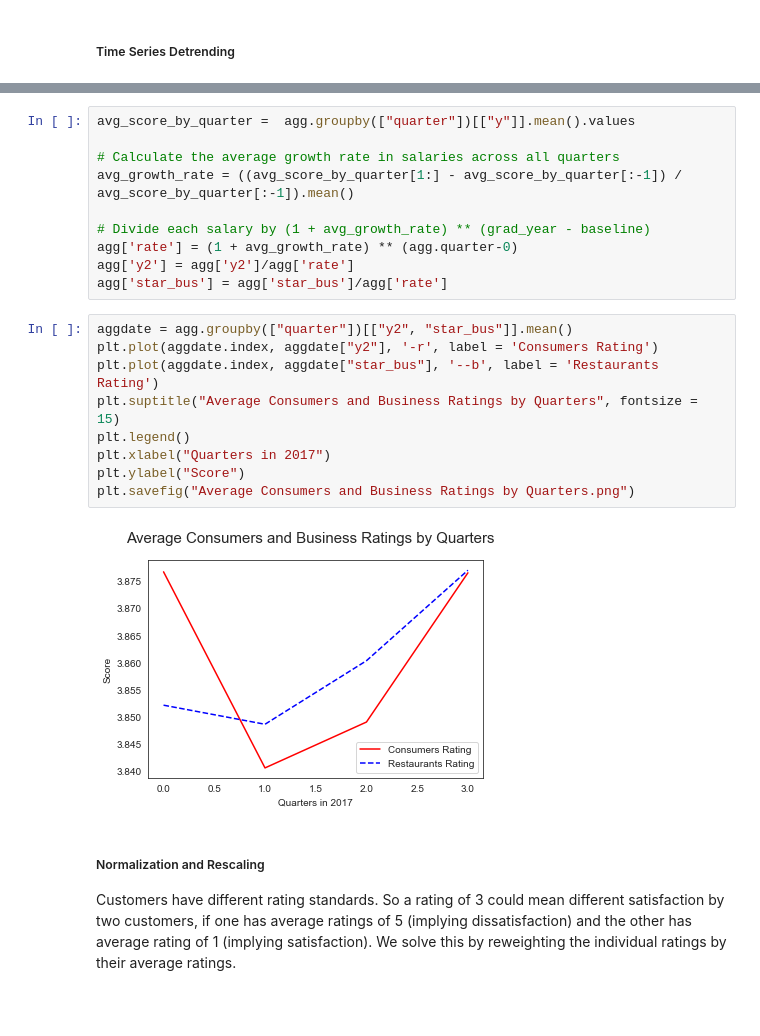
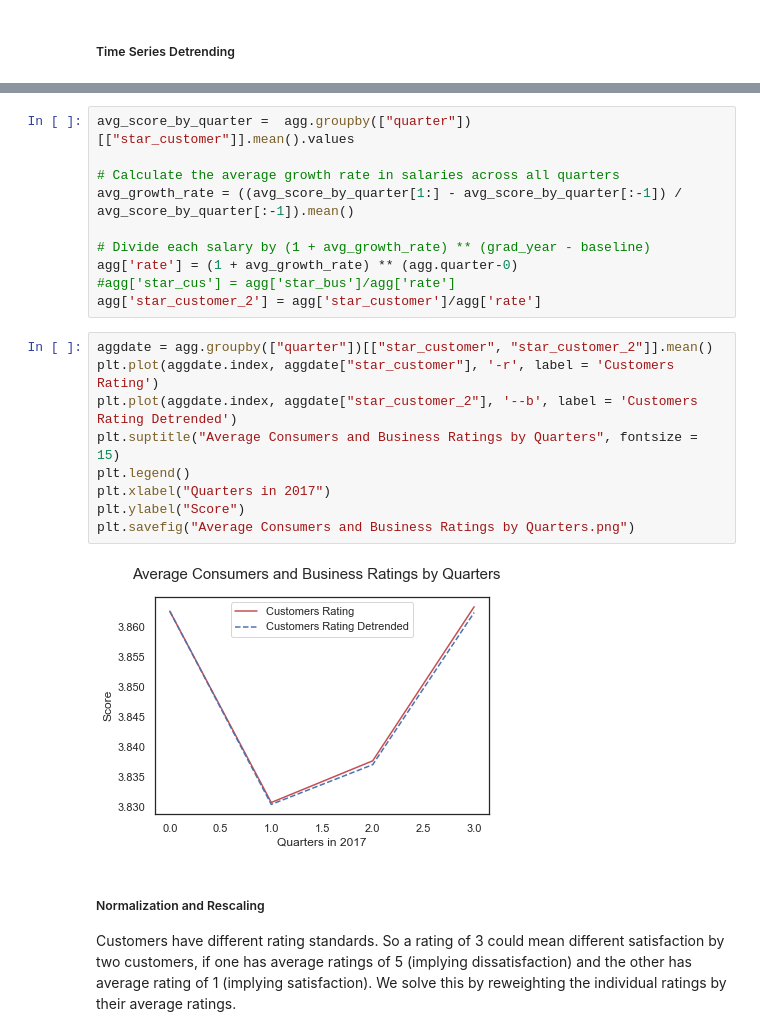
Before and after one commit to liu431/Digital-and-Algorithmic-Marketing, a Jupyter notebook: project_utility model.ipynb, the cells around one changed output, grey strips where cells are left out. Cells and saved outputs as stored; diff of their text form; blank space fills up the shorter version.

```diff
--- a/project_utility model.ipynb
+++ b/project_utility model.ipynb
@@ -256,24 +278,24 @@ aggdate
 # %%
-avg_score_by_quarter =  agg.groupby(["quarter"])[["y"]].mean().values
+avg_score_by_quarter =  agg.groupby(["quarter"])[["star_customer"]].mean().values
 
 # Calculate the average growth rate in salaries across all quarters
 avg_growth_rate = ((avg_score_by_quarter[1:] - avg_score_by_quarter[:-1]) / avg_score_by_quarter[:-1]).mean()
 
 # Divide each salary by (1 + avg_growth_rate) ** (grad_year - baseline)
 agg['rate'] = (1 + avg_growth_rate) ** (agg.quarter-0)
-agg['y2'] = agg['y2']/agg['rate']
-agg['star_bus'] = agg['star_bus']/agg['rate']
+#agg['star_cus'] = agg['star_bus']/agg['rate']
+agg['star_customer_2'] = agg['star_customer']/agg['rate']
 # %%
-aggdate = agg.groupby(["quarter"])[["y2", "star_bus"]].mean()
-plt.plot(aggdate.index, aggdate["y2"], '-r', label = 'Consumers Rating')
-plt.plot(aggdate.index, aggdate["star_bus"], '--b', label = 'Restaurants Rating')
+aggdate = agg.groupby(["quarter"])[["star_customer", "star_customer_2"]].mean()
+plt.plot(aggdate.index, aggdate["star_customer"], '-r', label = 'Customers Rating')
+plt.plot(aggdate.index, aggdate["star_customer_2"], '--b', label = 'Customers Rating Detrended')
 plt.suptitle("Average Consumers and Business Ratings by Quarters", fontsize = 15)
 plt.legend()
 plt.xlabel("Quarters in 2017")
 plt.ylabel("Score")
 plt.savefig("Average Consumers and Business Ratings by Quarters.png")
 # %% [output]
-[figure, old version]
+[figure, new version]
 # %% [markdown]
 ##### Normalization and Rescaling
 
```
Also changed, not shown: parts of 58 cells of this notebook, 4 other files.
